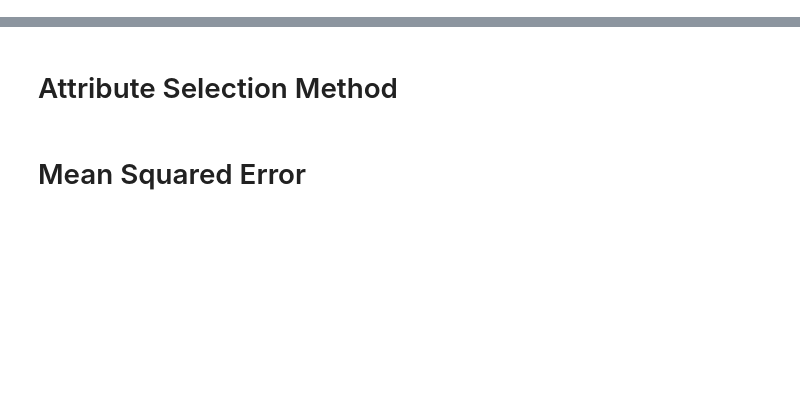
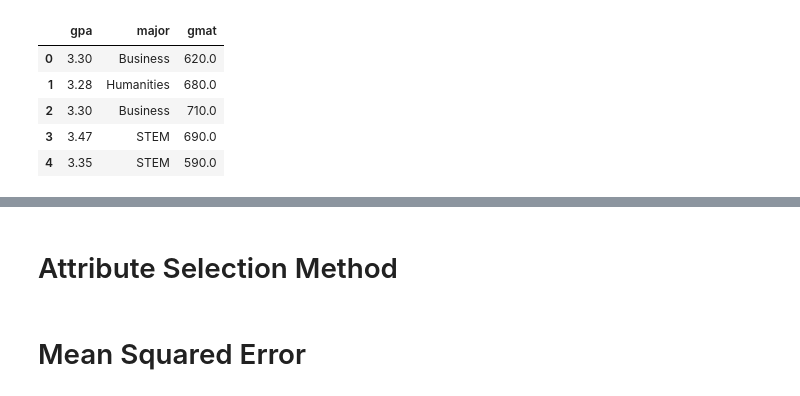
Before and after one commit to michaeledge27/CSCI290, a Jupyter notebook: notebooks/partnerProject.ipynb, the cells around one changed output, grey strips where cells are left out. Drawn from its saved outputs; the diff is of its cells as text; code cells hidden in the pictures; blank space fills up the shorter version.

```diff
--- a/notebooks/partnerProject.ipynb
+++ b/notebooks/partnerProject.ipynb
@@ -2,0 +5,14 @@
+# %%
+url = "https://github.com/michaeledge27/CSCI290/raw/refs/heads/main/data/MBA.csv"
+MBAdf = pd.read_csv(url)
+# %%
+colsInUse = ['gpa', 'major', 'gmat']
+mbadf = MBAdf[colsInUse]
+mbadf.head()
+# %% [output]
+|  | gpa | major | gmat |
+| 0 | 3.30 | Business | 620.0 |
+| 1 | 3.28 | Humanities | 680.0 |
+| 2 | 3.30 | Business | 710.0 |
+| 3 | 3.47 | STEM | 690.0 |
+| 4 | 3.35 | STEM | 590.0 |
```
Also changed, not shown: parts of 21 cells of this notebook.
